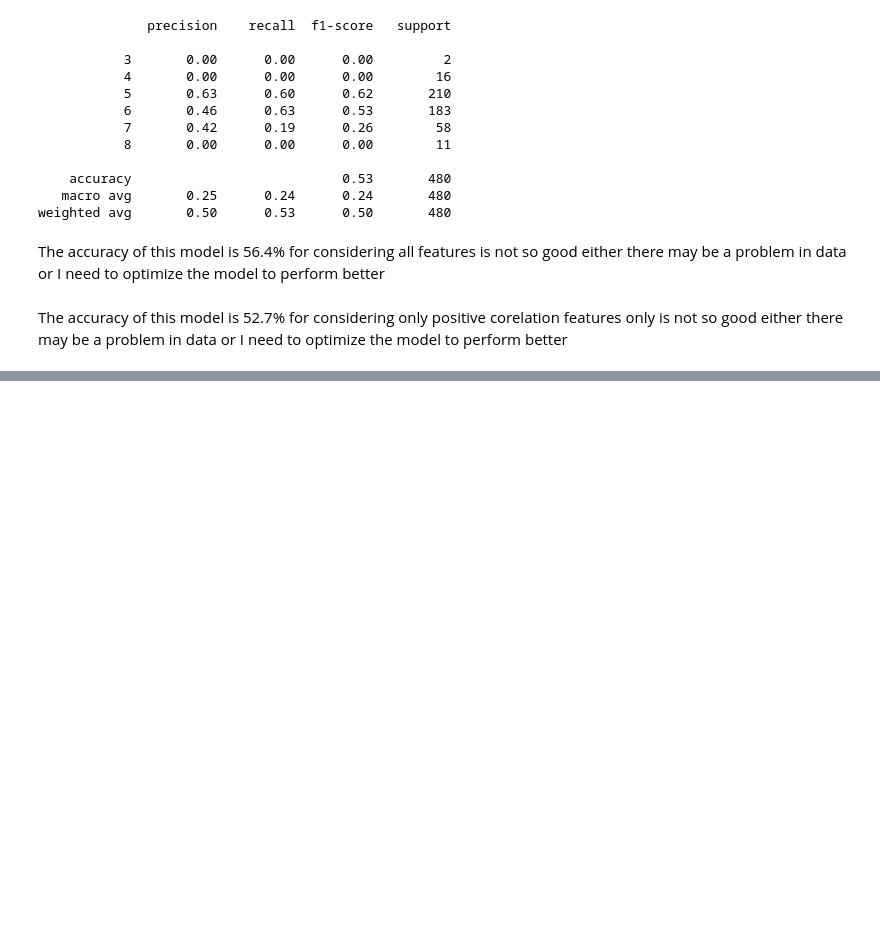
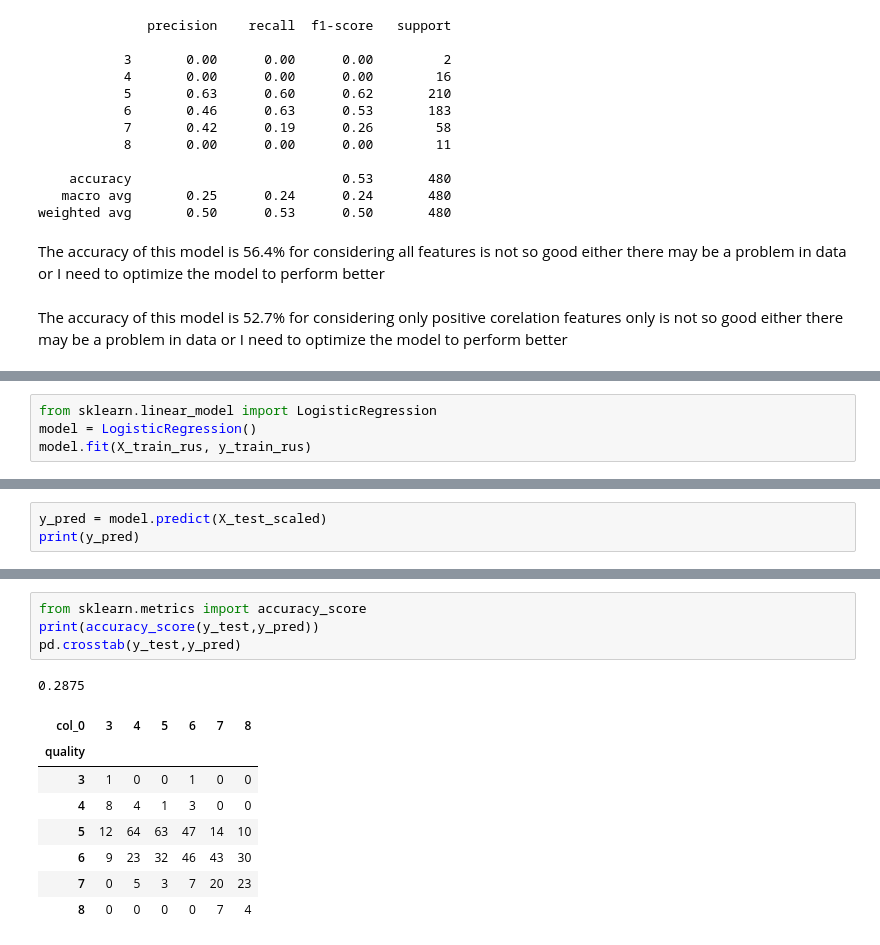
Before and after one commit to SanthoshKumarS13/Wine_quality_prediction, a Jupyter notebook: Winequality_Ml_model.ipynb, the cells around one changed output, grey strips where cells are left out. Saved outputs shown, nothing was run; the diff lists cells and outputs as text; blank space fills up the shorter version.

```diff
--- a/Winequality_Ml_model.ipynb
+++ b/Winequality_Ml_model.ipynb
@@ -214,0 +269,4 @@ Till now I only know linear regression and logistic regression while research th
+# %%
+from sklearn.linear_model import LogisticRegression
+model = LogisticRegression()
+model.fit(X_train_rus, y_train_rus)
@@ -214,0 +275,3 @@ Till now I only know linear regression and logistic regression while research th
+# %%
+y_pred = model.predict(X_test_scaled)
+print(y_pred)
@@ -214,0 +292,14 @@ Till now I only know linear regression and logistic regression while research th
+# %%
+from sklearn.metrics import accuracy_score
+print(accuracy_score(y_test,y_pred))
+pd.crosstab(y_test,y_pred)
+# %% [output]
+0.2875
+| col_0 | 3 | 4 | 5 | 6 | 7 | 8 |
+| quality |  |  |  |  |  |  |
+| 3 | 1 | 0 | 0 | 1 | 0 | 0 |
+| 4 | 8 | 4 | 1 | 3 | 0 | 0 |
+| 5 | 12 | 64 | 63 | 47 | 14 | 10 |
+| 6 | 9 | 23 | 32 | 46 | 43 | 30 |
+| 7 | 0 | 5 | 3 | 7 | 20 | 23 |
+| 8 | 0 | 0 | 0 | 0 | 7 | 4 |
```
Also changed, not shown: parts of 21 cells of this notebook.
